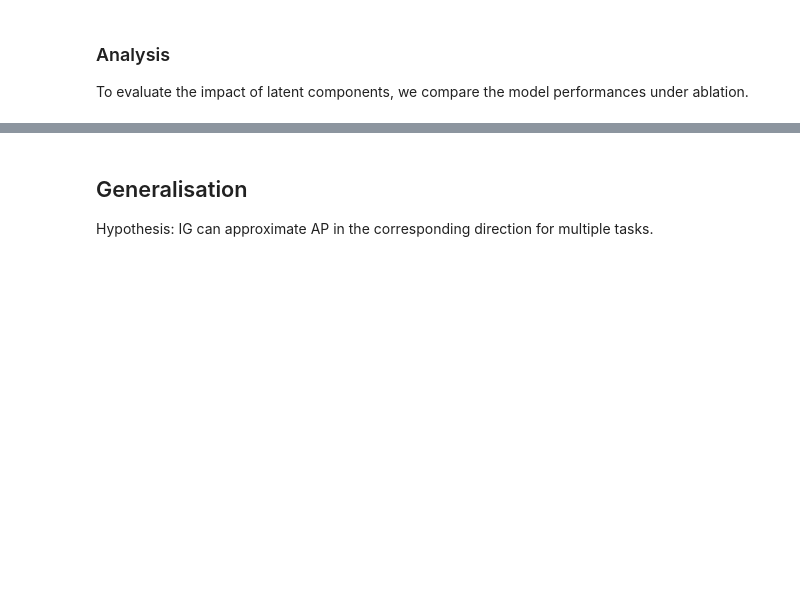
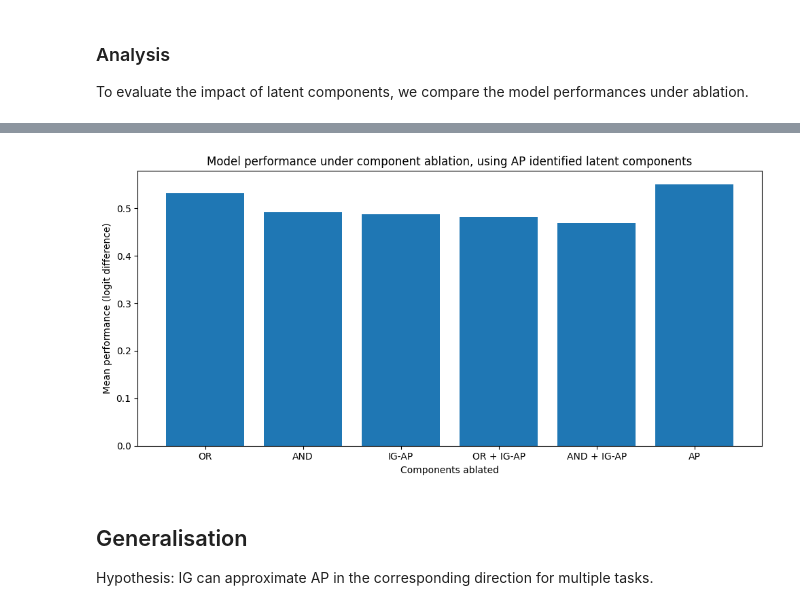
Before and after one commit to mwmlo/gradient_causal_knowledge, a Jupyter notebook: 4 - Latent_components.ipynb, the cells around one changed output, grey strips where cells are left out. Cells and saved outputs as stored; diff of their text form; code cells hidden in the pictures; blank space fills up the shorter version.

```diff
--- a/4 - Latent_components.ipynb
+++ b/4 - Latent_components.ipynb
@@ -406,9 +410,13 @@ plot_bar_chart(
 # %%
+latent_ig_attn_ablation_scores["Baseline"] = baseline_performance
+
 plot_bar_chart(
     latent_ap_attn_ablation_scores,
     "Components ablated",
     "Mean performance (logit difference)",
     "Model performance under component ablation, using AP identified latent components")
+# %% [output]
+[figure, added]
 # %% [markdown]
 ## Generalisation
 
```
Also changed, not shown: parts of 1 cell of this notebook, 1 other file.
